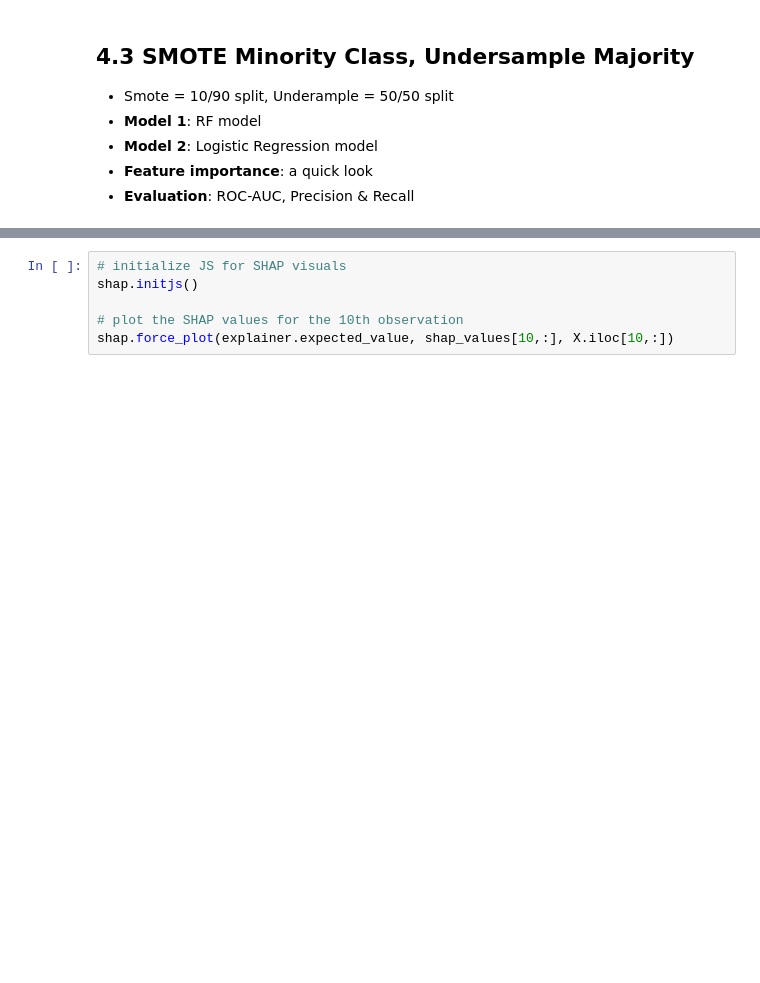
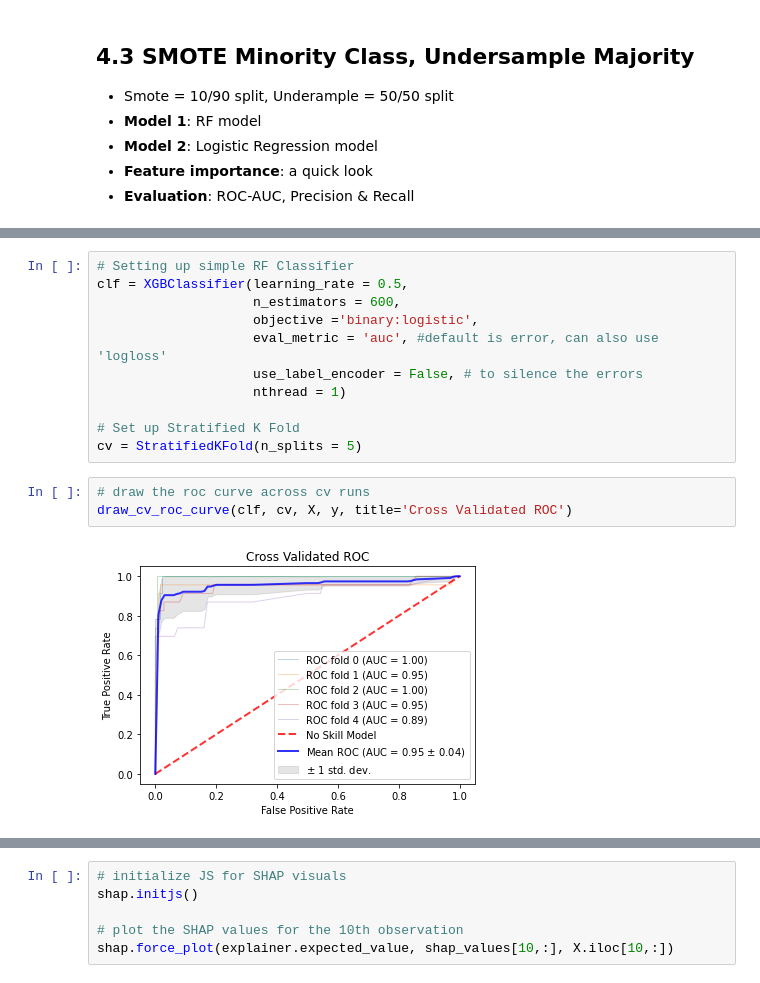
Before and after one commit to shannonhlo/pokemon-classification, a Jupyter notebook: analysis/dom/pokemon_classifier.ipynb, the cells around one changed output, grey strips where cells are left out. Cells and saved outputs as stored; diff of their text form; blank space fills up the shorter version.

Commit message:
cleaned up classifier to consider cross validation implementation and shap

```diff
--- a/analysis/dom/pokemon_classifier.ipynb
+++ b/analysis/dom/pokemon_classifier.ipynb
@@ -558,0 +803,16 @@ Please also refer to the documentation for alternative solver options:
+# %%
+# Setting up simple RF Classifier
+clf = XGBClassifier(learning_rate = 0.5,
+                    n_estimators = 600,
+                    objective ='binary:logistic',
+                    eval_metric = 'auc', #default is error, can also use 'logloss'
+                    use_label_encoder = False, # to silence the errors
+                    nthread = 1)
+
+# Set up Stratified K Fold
+cv = StratifiedKFold(n_splits = 5)
+# %%
+# draw the roc curve across cv runs
+draw_cv_roc_curve(clf, cv, X, y, title='Cross Validated ROC')
+# %% [output]
+[figure, added]
```
Also changed, not shown: parts of 19 cells of this notebook, 1 other file.
